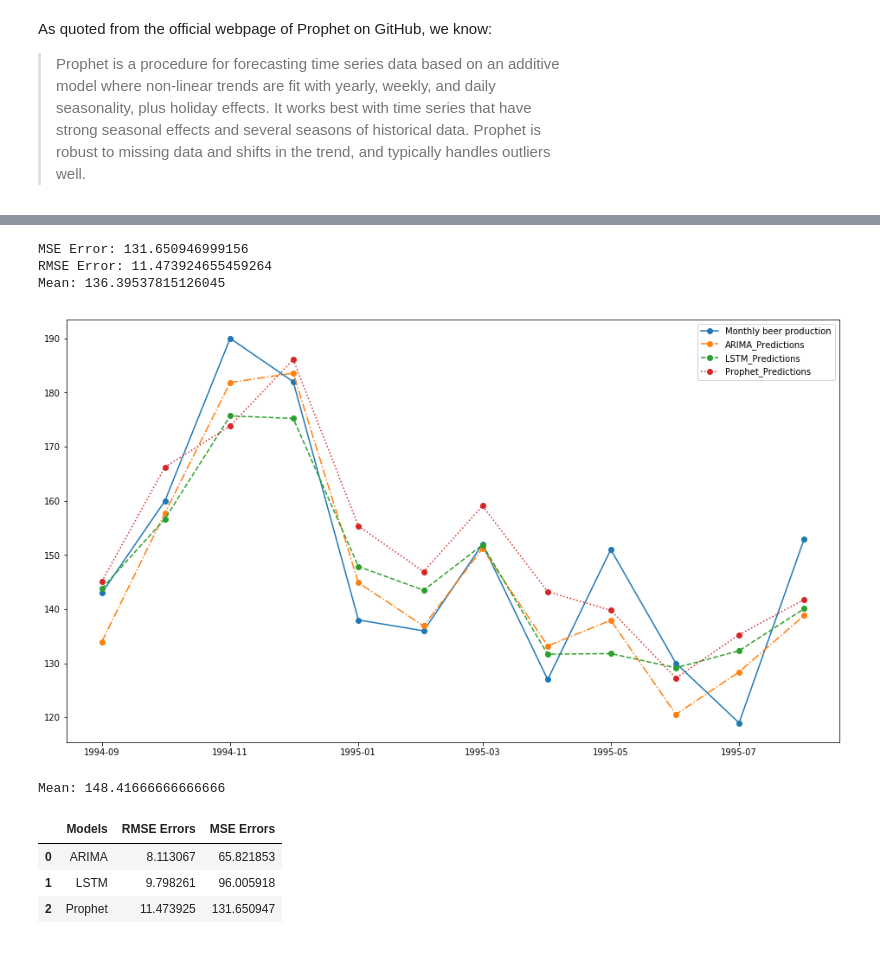
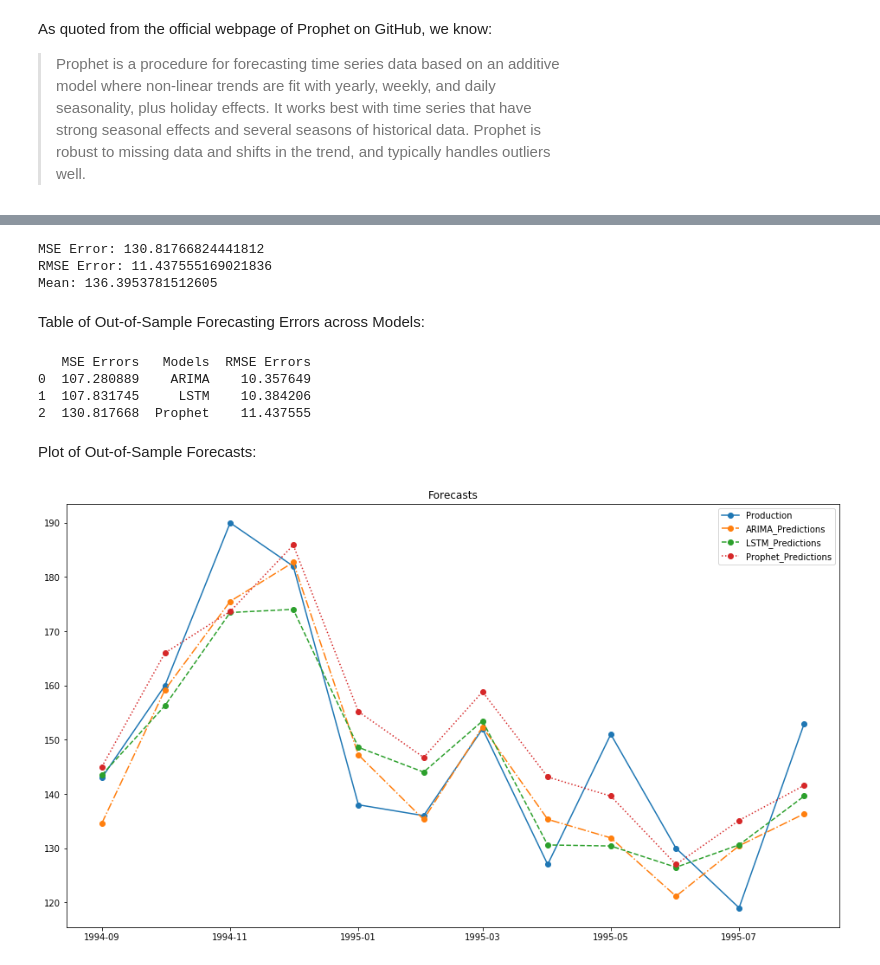
Before and after one commit to libinruan/Python_Timeseries_Project, a Jupyter notebook: 2-beer-trio-lstm-arima-prophet.ipynb, the cells around one changed output, grey strips where cells are left out. Drawn from its saved outputs; the diff is of its cells as text; code cells hidden in the pictures.

```diff
--- a/2-beer-trio-lstm-arima-prophet.ipynb
+++ b/2-beer-trio-lstm-arima-prophet.ipynb
@@ -329,3 +383,4 @@ memory usage: 7.4 KB
 # %%
 df_pr = df.copy()
-df_pr = df.reset_index()
+df_pr = df_pr.reset_index()
+df_pr.columns = ['ds','y']
@@ -334,5 +387,5 @@ df_pr.columns = ['ds','y'] # To use prophet column names should be like that
 # %%
-train_data_pr = df_pr.iloc[:len(df)-12]
-test_data_pr = df_pr.iloc[len(df)-12:]
+train_data_pr = df_pr[:len(df)-12]
+test_data_pr = df_pr[len(df)-12:]
 # %%
 from fbprophet import Prophet
@@ -356,2 +425,5 @@ prophet_pred.tail()
 # %%
 prophet_pred = pd.DataFrame({"Date" : prophet_pred[-12:]['ds'], "Pred" : prophet_pred[-12:]["yhat"]})
+prophet_pred = prophet_pred.set_index("Date")
+prophet_pred.index.freq = "MS"
+test_data["Prophet_Predictions"] = prophet_pred['Pred']
@@ -379,2 +429,0 @@ prophet_pred
-# %%
-test_data["Prophet_Predictions"] = prophet_pred['Pred'].values
@@ -389,34 +438,36 @@ WARNING:matplotlib.legend:No handles with labels found to put in legend.
 [figure]
 # %%
-prophet_rmse_error = rmse(test_data['Monthly beer production'], test_data["Prophet_Predictions"])
+prophet_rmse_error = rmse(test_data['Production'], test_data["Prophet_Predictions"])
 prophet_mse_error = prophet_rmse_error**2
-mean_value = df['Monthly beer production'].mean()
+mean_value = df['Production'].mean()
 
-print(f'MSE Error: {prophet_mse_error}\nRMSE Error: {prophet_rmse_error}\nMean: {mean_value}')
+print('MSE Error: {} \nRMSE Error: {} \nMean: {}'.format(prophet_mse_error, prophet_rmse_error, mean_value))
 # %% [output]
-MSE Error: 131.650946999156
-RMSE Error: 11.473924655459264
-Mean: 136.39537815126045
+MSE Error: 130.81766824441812
+RMSE Error: 11.437555169021836
+Mean: 136.3953781512605
+# %% [markdown]
+Table of Out-of-Sample Forecasting Errors across Models:
 # %%
 rmse_errors = [arima_rmse_error, lstm_rmse_error, prophet_rmse_error]
 mse_errors = [arima_mse_error, lstm_mse_error, prophet_mse_error]
 errors = pd.DataFrame({"Models" : ["ARIMA", "LSTM", "Prophet"],"RMSE Errors" : rmse_errors, "MSE Errors" : mse_errors})
+print(errors)
+# %% [output]
+   MSE Errors   Models  RMSE Errors
+0  107.280889    ARIMA    10.357649
+1  107.831745     LSTM    10.384206
+2  130.817668  Prophet    11.437555
+# %% [markdown]
+Plot of Out-of-Sample Forecasts:
 # %%
 plt.figure(figsize=(16,9))
-plt.plot_date(test_data.index, test_data["Monthly beer production"], linestyle="-")
+plt.plot_date(test_data.index, test_data["Production"], linestyle="-")
 plt.plot_date(test_data.index, test_data["ARIMA_Predictions"], linestyle="-.")
 plt.plot_date(test_data.index, test_data["LSTM_Predictions"], linestyle="--")
 plt.plot_date(test_data.index, test_data["Prophet_Predictions"], linestyle=":")
+plt.title("Forecasts")
 plt.legend()
 plt.show()
 # %% [output]
-[figure, old version]
+[figure, new version]
-# %%
-print(f"Mean: {test_data['Monthly beer production'].mean()}")
-errors
-# %% [output]
-Mean: 148.41666666666666
-|  | Models | RMSE Errors | MSE Errors |
-| 0 | ARIMA | 8.113067 | 65.821853 |
-| 1 | LSTM | 9.798261 | 96.005918 |
-| 2 | Prophet | 11.473925 | 131.650947 |
```
Also changed, not shown: parts of 64 cells of this notebook, 1 other file.
